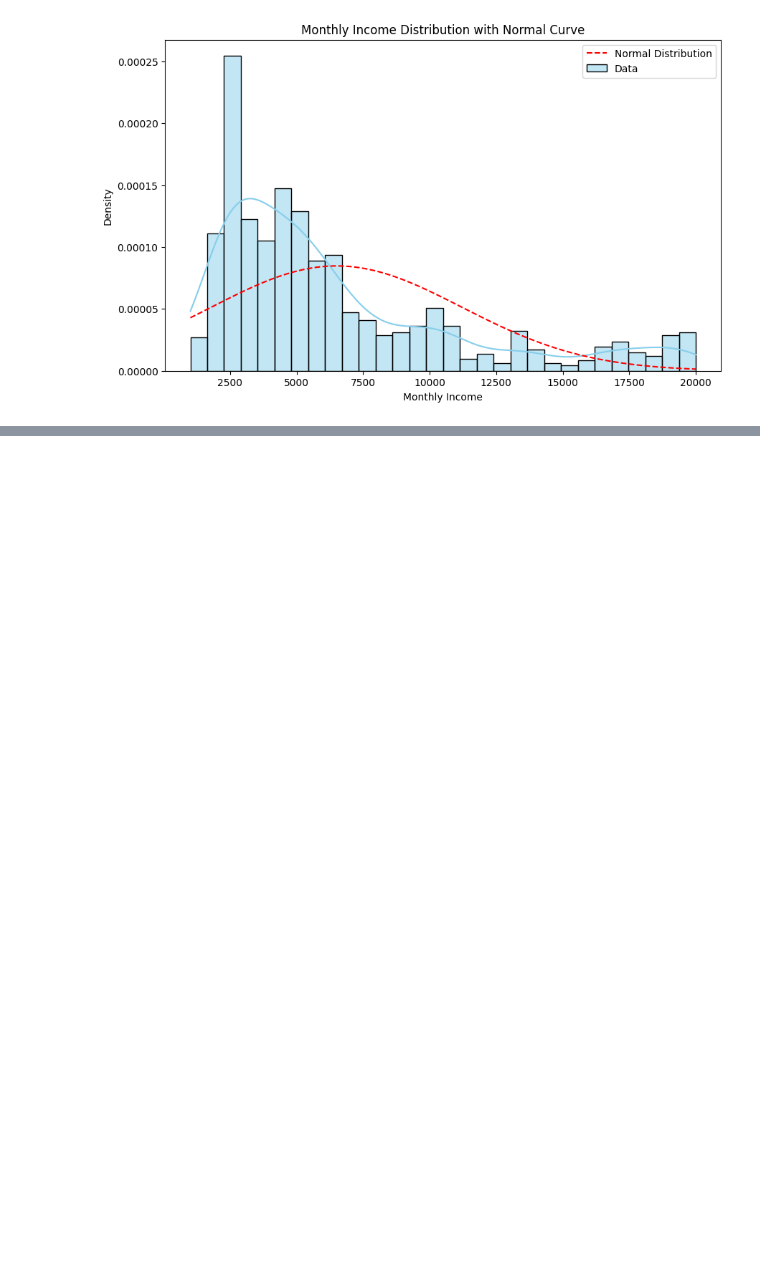
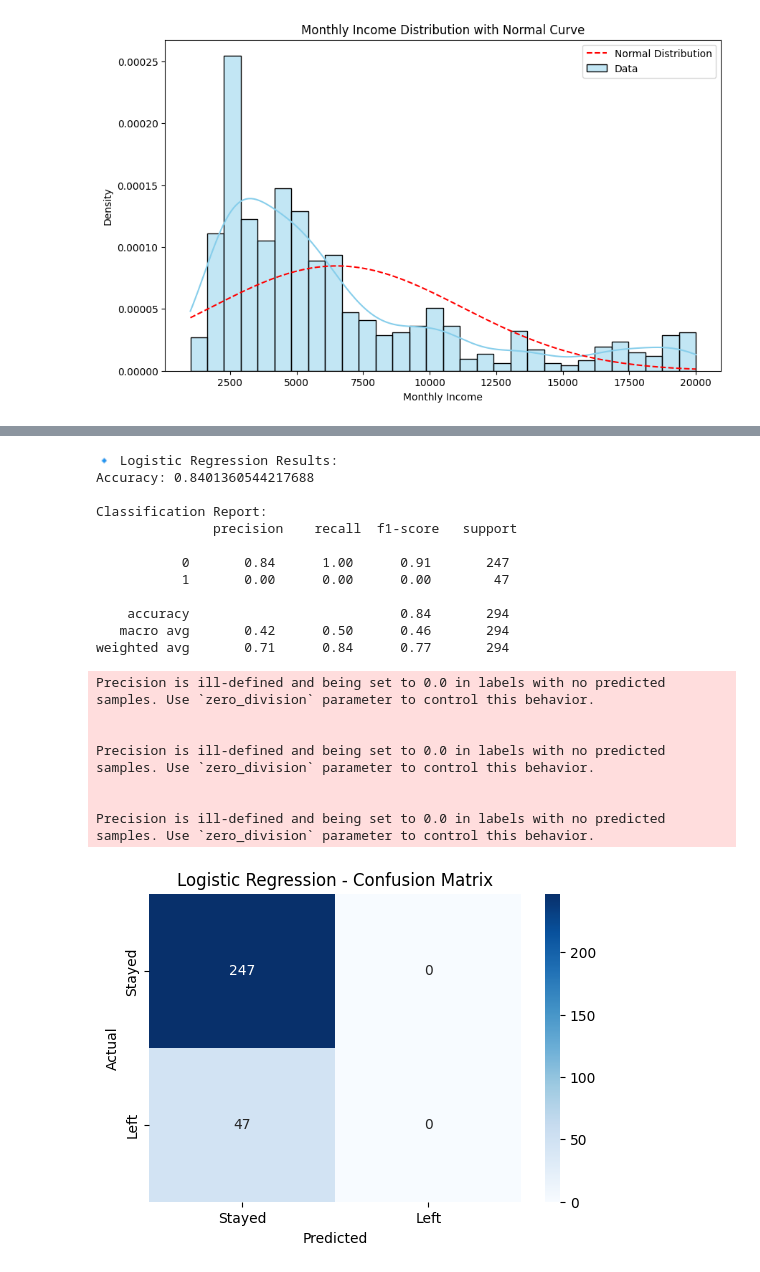
Before and after one commit to Shema774/CapstoneHR, a Jupyter notebook: jupyter_notebooks/data_investigation.ipynb, the cells around one changed output, grey strips where cells are left out. Cells and saved outputs as stored; diff of their text form; code cells hidden in the pictures; blank space fills up the shorter version.

Commit message:
Add machine learning techniques

```diff
--- a/jupyter_notebooks/data_investigation.ipynb
+++ b/jupyter_notebooks/data_investigation.ipynb
@@ -664,0 +667,17 @@ to HR data to uncover insights about employee pay and attrition patterns.
+# %%
+%pip install scikit-learn
+
+from sklearn.model_selection import train_test_split
+from sklearn.preprocessing import LabelEncoder
+
+# Encode categorical target variable
+label_encoder = LabelEncoder()
+df['Attrition_encoded'] = label_encoder.fit_transform(df['Attrition'])  # Yes=1, No=0
+
+# Select features and target
+features = ['Age', 'JobLevel', 'TotalWorkingYears', 'YearsAtCompany', 'MonthlyIncome', 'JobSatisfaction']
+X = df[features]
+y = df['Attrition_encoded']
+
+# Split into train and test sets (80% train, 20% test)
+X_train, X_test, y_train, y_test = train_test_split(X, y, test_size=0.2, random_state=42, stratify=y)
@@ -664,0 +691,47 @@ to HR data to uncover insights about employee pay and attrition patterns.
+# %%
+from sklearn.linear_model import LogisticRegression
+from sklearn.metrics import accuracy_score, confusion_matrix, classification_report
+import seaborn as sns
+import matplotlib.pyplot as plt
+
+# Train Logistic Regression model
+logreg = LogisticRegression(max_iter=1000)
+logreg.fit(X_train, y_train)
+
+# Predict on test set
+y_pred_logreg = logreg.predict(X_test)
+
+# Evaluate performance
+print("🔹 Logistic Regression Results:")
+print("Accuracy:", accuracy_score(y_test, y_pred_logreg))
+print("\nClassification Report:\n", classification_report(y_test, y_pred_logreg))
+
+# Confusion Matrix
+conf_matrix = confusion_matrix(y_test, y_pred_logreg)
+plt.figure(figsize=(6, 4))
+sns.heatmap(conf_matrix, annot=True, fmt="d", cmap="Blues", xticklabels=['Stayed', 'Left'], yticklabels=['Stayed', 'Left'])
+plt.title("Logistic Regression - Confusion Matrix")
+plt.xlabel("Predicted")
+plt.ylabel("Actual")
+plt.show()
+# %% [output]
+🔹 Logistic Regression Results:
+Accuracy: 0.8401360544217688
+
+Classification Report:
+               precision    recall  f1-score   support
+
+           0       0.84      1.00      0.91       247
+           1       0.00      0.00      0.00        47
+
+    accuracy                           0.84       294
+   macro avg       0.42      0.50      0.46       294
+weighted avg       0.71      0.84      0.77       294
+Precision is ill-defined and being set to 0.0 in labels with no predicted samples. Use `zero_division` parameter to control this behavior.
+
+
+Precision is ill-defined and being set to 0.0 in labels with no predicted samples. Use `zero_division` parameter to control this behavior.
+
+
+Precision is ill-defined and being set to 0.0 in labels with no predicted samples. Use `zero_division` parameter to control this behavior.
+[figure, added]
```
Also changed, not shown: parts of 11 cells of this notebook.
